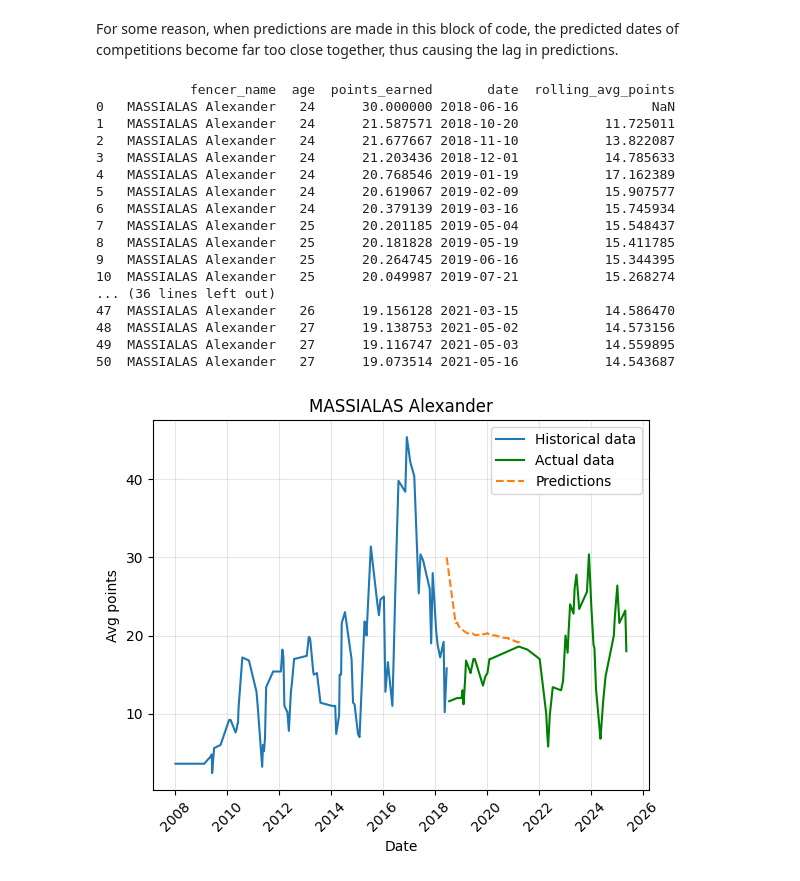
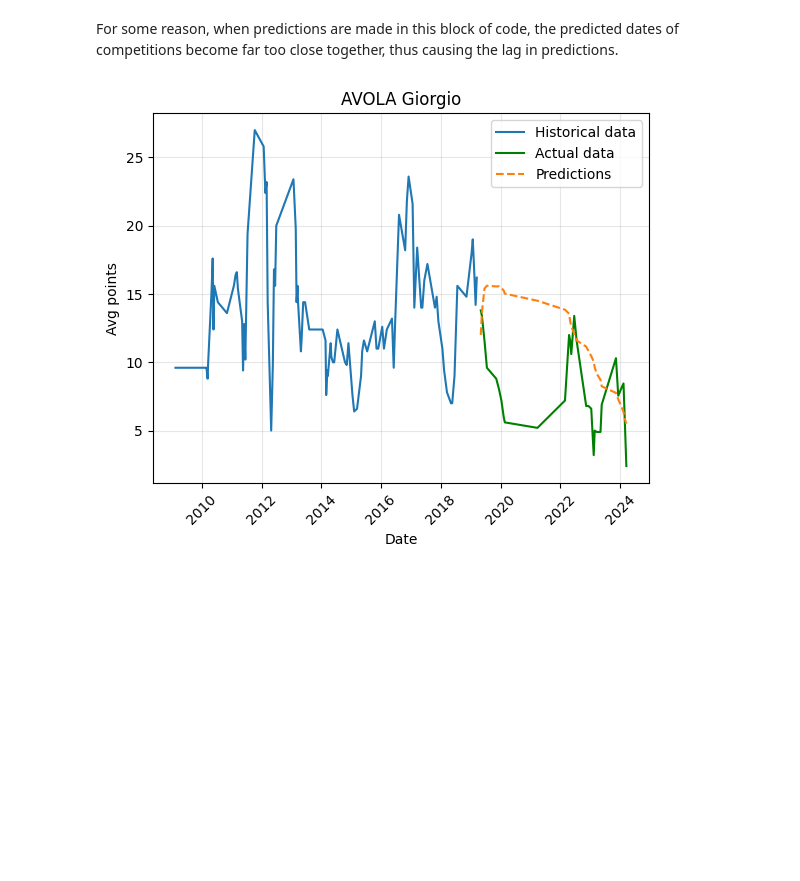
Before and after one commit to JoeL-8883/Fencing-Score-Predictor, a Jupyter notebook: predict_LSTM.ipynb, the cells around one changed output. Drawn from its saved outputs; the diff is of its cells as text; code cells hidden in the pictures; blank space fills up the shorter version.

Commit message:
Fixed dates with evaluation

```diff
--- a/predict_LSTM.ipynb
+++ b/predict_LSTM.ipynb
@@ -352,18 +344,21 @@ def get_next_comp_date(pred_df, nationality, date_df=None):
 
     Args:
       pred_df: the dataframe of predicted data
-      nationality: the nationality of the fencer to predict for
-      date_df: a dataframe of the dates of all competitions past and predicted
+      nationality: the nationality of the fencer to predict for - useful for zonal qualifiers
+      date_df: A df storing competition data, for competitions of unique dates in the past
 
     Returns:
       pred_date: predicted date of the next competition
-      date_df: the dataframe of all dates of competitions
+      date_df: A df storing competition data, for compeetitions of unique dates in the past and the predicted date
+      of the next competition
   '''
 
   # Obtain an initial dataframe of competitions of unique dates based on region
   if date_df is None:
     nationality_df = df[df['nationality'] == nationality]
     date_df = nationality_df.drop_duplicates(subset=['date'])
+    date_df = date_df.sort_values(by='date')
+    date_df.to_csv("dates.csv", index=False)
 
   # Compute competition dates from the previous year, starting on the date of the last competition
   last_comp_date = pred_df.iloc[-1]['date']
@@ -484,14 +478,13 @@ def forecast(model, fencer_df, num_predictions, tail_length=15):
   return pred_df.sort_values(by='date')
 # %%
 ### Make predictions
-fencer_name = 'MASSIALAS Alexander'
-num_predictions = 30
+fencer_name = 'AVOLA Giorgio'
+num_predictions = 100
 
 fencer_df = df[df['fencer_name'] == fencer_name]
 if fencer_df.empty:
   print(f'No data found for {fencer_name}')
 else:
+  #fencer_df = fencer_df.sort_values(by='date')
   tail_length = len(fencer_df)
   predictions = forecast(model, fencer_df, num_predictions) # df storing name, points and date
-
-print(predictions)
@@ -533,46 +508,36 @@ plt.show()
 For some reason, when predictions are made in this block of code, the predicted dates of competitions become far too close together, thus causing the lag in predictions.
 # %%
 ### Compare predictions to actual data
-num_predictions = 50
+num_predictions = 30
 cut_df = fencer_df[:-num_predictions]
+cut_df = cut_df.sort_values(by='date')
+last_date = cut_df['date'].iloc[-1]
+
 df_cut_data = fencer_df[-num_predictions:]
+df_cut_data = df_cut_data.sort_values(by='date')
+df_cut_data.to_csv('dates.csv')
+
 
 fencer_points = fencer_df['rolling_avg_points']
 tail_length = len(cut_df)
+
 predictions = forecast(model, cut_df, num_predictions)
-
-print(predictions)
+# Instead of having to predict the dates, we can just use the actual data
+predictions['date'] = df_cut_data['date'].reset_index(drop=True)
 
 plt.xlabel('Date')
 plt.ylabel('Avg points')
 plt.grid(True, alpha=0.3)
 
 fencer_points = cut_df['rolling_avg_points']
 cut_fencer_points = df_cut_data['rolling_avg_points']
 
 plt.plot(cut_df['date'], fencer_points, label='Historical data')
 plt.plot(df_cut_data['date'], cut_fencer_points, label='Actual data', color='g')
 plt.plot(predictions['date'], predictions['points_earned'], linestyle='--', label='Predictions')
 plt.legend()
 plt.title(fencer_name)
-plt.xticks(rotation=45) # Rotate x-axis labels
+plt.xticks(rotation=45)
 plt.show()
 # %% [output]
-            fencer_name  age  points_earned       date  rolling_avg_points
-0   MASSIALAS Alexander   24      30.000000 2018-06-16                 NaN
-1   MASSIALAS Alexander   24      21.587571 2018-10-20           11.725011
-2   MASSIALAS Alexander   24      21.677667 2018-11-10           13.822087
-3   MASSIALAS Alexander   24      21.203436 2018-12-01           14.785633
-4   MASSIALAS Alexander   24      20.768546 2019-01-19           17.162389
-5   MASSIALAS Alexander   24      20.619067 2019-02-09           15.907577
-6   MASSIALAS Alexander   24      20.379139 2019-03-16           15.745934
-7   MASSIALAS Alexander   25      20.201185 2019-05-04           15.548437
-8   MASSIALAS Alexander   25      20.181828 2019-05-19           15.411785
-9   MASSIALAS Alexander   25      20.264745 2019-06-16           15.344395
-10  MASSIALAS Alexander   25      20.049987 2019-07-21           15.268274
-... (36 lines left out)
-47  MASSIALAS Alexander   26      19.156128 2021-03-15           14.586470
-48  MASSIALAS Alexander   27      19.138753 2021-05-02           14.573156
-49  MASSIALAS Alexander   27      19.116747 2021-05-03           14.559895
-50  MASSIALAS Alexander   27      19.073514 2021-05-16           14.543687
-[figure, old version]
+[figure, new version]
```
Also changed, not shown: parts of 9 cells of this notebook.
